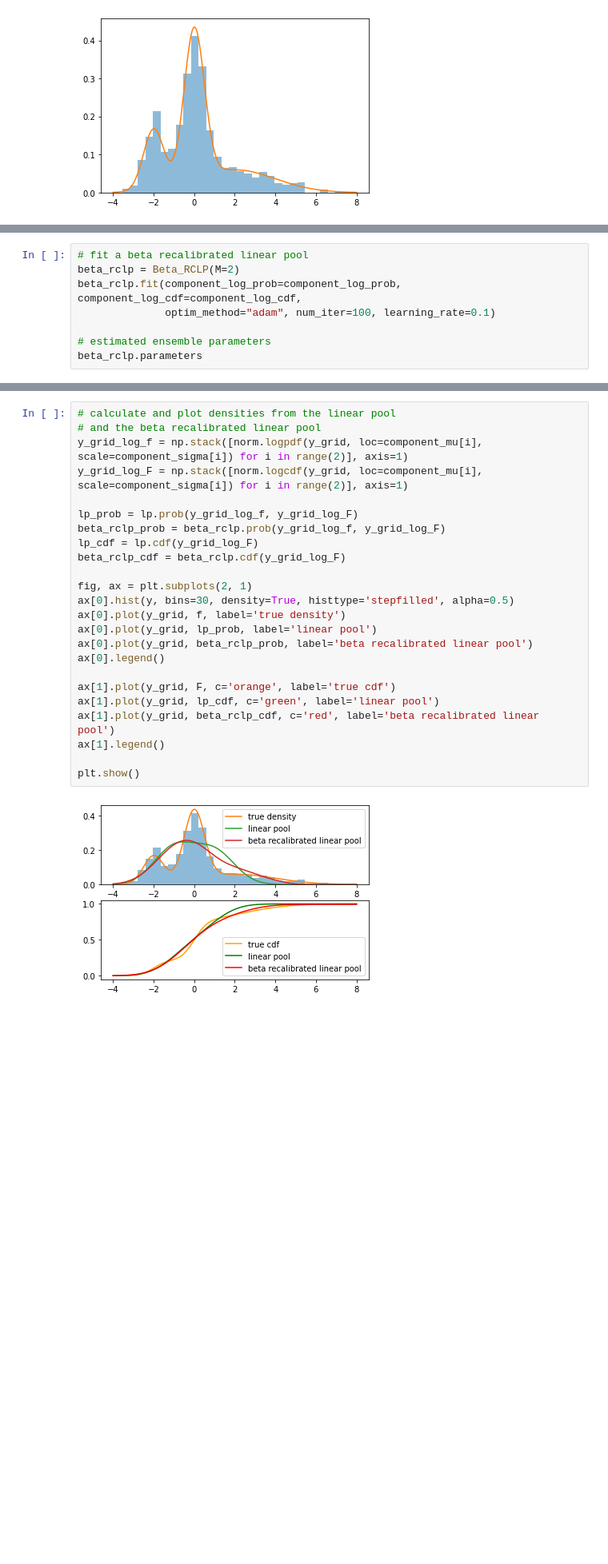
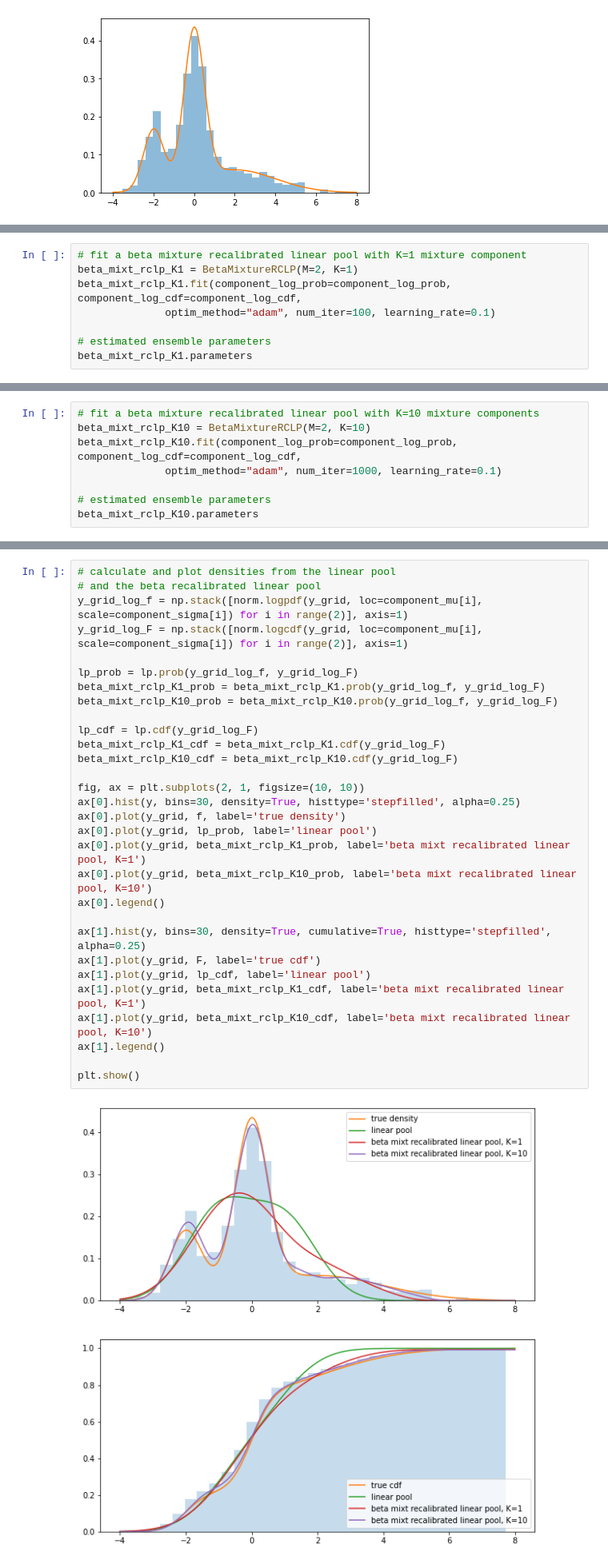
Before and after one commit to reichlab/rclp, a Jupyter notebook: demo.ipynb, the cells around one changed output, grey strips where cells are left out. Shown at 80% size. Cells and saved outputs as stored; diff of their text form; blank space fills up the shorter version.

Commit message:
add beta mixture rclp

```diff
--- a/demo.ipynb
+++ b/demo.ipynb
@@ -144,10 +144,10 @@ plt.plot(lp.loss_trace)
 # %%
-# fit a beta recalibrated linear pool
-beta_rclp = Beta_RCLP(M=2)
-beta_rclp.fit(component_log_prob=component_log_prob, component_log_cdf=component_log_cdf,
+# fit a beta mixture recalibrated linear pool with K=1 mixture component
+beta_mixt_rclp_K1 = BetaMixtureRCLP(M=2, K=1)
+beta_mixt_rclp_K1.fit(component_log_prob=component_log_prob, component_log_cdf=component_log_cdf,
               optim_method="adam", num_iter=100, learning_rate=0.1)
 
 # estimated ensemble parameters
-beta_rclp.parameters
+beta_mixt_rclp_K1.parameters
 # %% [output]
 WARNING:tensorflow:@custom_gradient grad_fn has 'variables' in signature, but no ResourceVariables were used on the forward pass.
@@ -162,0 +164,8 @@ plt.plot(beta_rclp.loss_trace)
+# %%
+# fit a beta mixture recalibrated linear pool with K=10 mixture components
+beta_mixt_rclp_K10 = BetaMixtureRCLP(M=2, K=10)
+beta_mixt_rclp_K10.fit(component_log_prob=component_log_prob, component_log_cdf=component_log_cdf,
+              optim_method="adam", num_iter=1000, learning_rate=0.1)
+
+# estimated ensemble parameters
+beta_mixt_rclp_K10.parameters
@@ -163,26 +192,32 @@ plt.plot(beta_rclp.loss_trace)
 # %%
 # calculate and plot densities from the linear pool
 # and the beta recalibrated linear pool
 y_grid_log_f = np.stack([norm.logpdf(y_grid, loc=component_mu[i], scale=component_sigma[i]) for i in range(2)], axis=1)
 y_grid_log_F = np.stack([norm.logcdf(y_grid, loc=component_mu[i], scale=component_sigma[i]) for i in range(2)], axis=1)
 
 lp_prob = lp.prob(y_grid_log_f, y_grid_log_F)
-beta_rclp_prob = beta_rclp.prob(y_grid_log_f, y_grid_log_F)
+beta_mixt_rclp_K1_prob = beta_mixt_rclp_K1.prob(y_grid_log_f, y_grid_log_F)
+beta_mixt_rclp_K10_prob = beta_mixt_rclp_K10.prob(y_grid_log_f, y_grid_log_F)
+
 lp_cdf = lp.cdf(y_grid_log_F)
-beta_rclp_cdf = beta_rclp.cdf(y_grid_log_F)
+beta_mixt_rclp_K1_cdf = beta_mixt_rclp_K1.cdf(y_grid_log_F)
+beta_mixt_rclp_K10_cdf = beta_mixt_rclp_K10.cdf(y_grid_log_F)
 
-fig, ax = plt.subplots(2, 1)
-ax[0].hist(y, bins=30, density=True, histtype='stepfilled', alpha=0.5)
+fig, ax = plt.subplots(2, 1, figsize=(10, 10))
+ax[0].hist(y, bins=30, density=True, histtype='stepfilled', alpha=0.25)
 ax[0].plot(y_grid, f, label='true density')
 ax[0].plot(y_grid, lp_prob, label='linear pool')
-ax[0].plot(y_grid, beta_rclp_prob, label='beta recalibrated linear pool')
+ax[0].plot(y_grid, beta_mixt_rclp_K1_prob, label='beta mixt recalibrated linear pool, K=1')
+ax[0].plot(y_grid, beta_mixt_rclp_K10_prob, label='beta mixt recalibrated linear pool, K=10')
 ax[0].legend()
 
-ax[1].plot(y_grid, F, c='orange', label='true cdf')
-ax[1].plot(y_grid, lp_cdf, c='green', label='linear pool')
-ax[1].plot(y_grid, beta_rclp_cdf, c='red', label='beta recalibrated linear pool')
+ax[1].hist(y, bins=30, density=True, cumulative=True, histtype='stepfilled', alpha=0.25)
+ax[1].plot(y_grid, F, label='true cdf')
+ax[1].plot(y_grid, lp_cdf, label='linear pool')
+ax[1].plot(y_grid, beta_mixt_rclp_K1_cdf, label='beta mixt recalibrated linear pool, K=1')
+ax[1].plot(y_grid, beta_mixt_rclp_K10_cdf, label='beta mixt recalibrated linear pool, K=10')
 ax[1].legend()
 
 plt.show()
 # %% [output]
-[figure, old version]
+[figure, new version]
```
Also changed, not shown: parts of 9 cells of this notebook, 1 other file.
